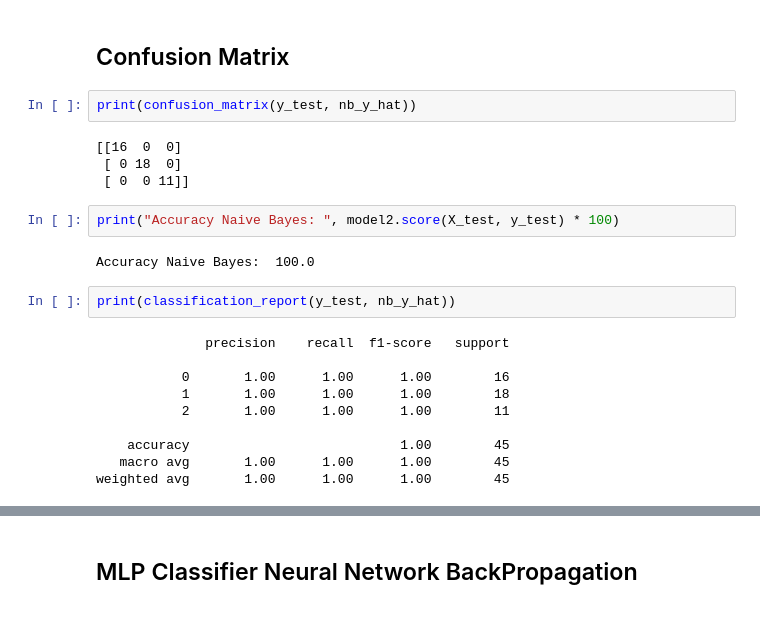
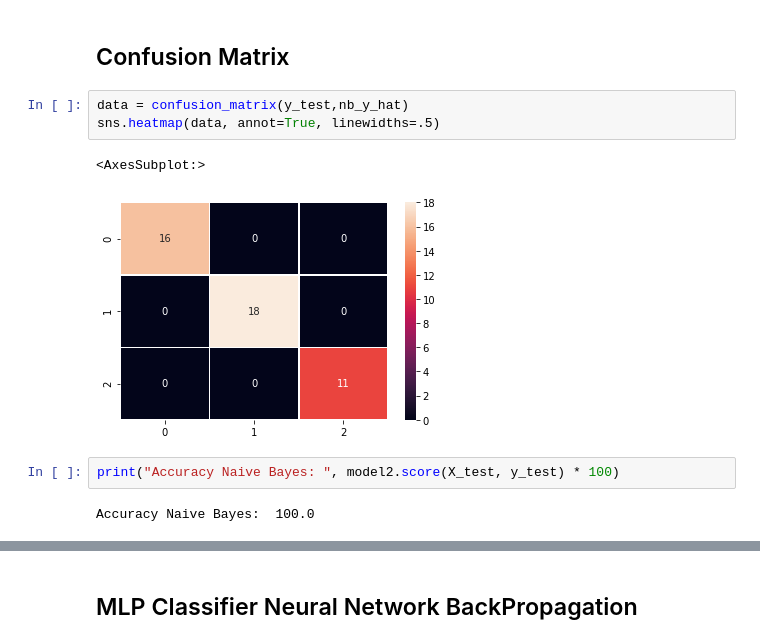
Before and after one commit to AbnormalDistribution99/Iris-Dataset--Digit-Dataset, a Jupyter notebook: Part-A Iris Dataset- Digit Dataset.ipynb, the cells around one changed output, grey strips where cells are left out. Saved outputs shown, nothing was run; the diff lists cells and outputs as text.

```diff
--- a/Part-A Iris Dataset- Digit Dataset.ipynb
+++ b/Part-A Iris Dataset- Digit Dataset.ipynb
@@ -182,24 +182,12 @@ nb_y_hat = model2.predict(X_test)
 # %% [markdown]
 ## Confusion Matrix
 # %%
-print(confusion_matrix(y_test, nb_y_hat))
+data = confusion_matrix(y_test,nb_y_hat)
+sns.heatmap(data, annot=True, linewidths=.5)
 # %% [output]
-[[16  0  0]
- [ 0 18  0]
- [ 0  0 11]]
+<AxesSubplot:>
+[figure, added]
 # %%
 print("Accuracy Naive Bayes: ", model2.score(X_test, y_test) * 100)
 # %% [output]
 Accuracy Naive Bayes:  100.0
-# %%
-print(classification_report(y_test, nb_y_hat))
-# %% [output]
-              precision    recall  f1-score   support
-
-           0       1.00      1.00      1.00        16
-           1       1.00      1.00      1.00        18
-           2       1.00      1.00      1.00        11
-
-    accuracy                           1.00        45
-   macro avg       1.00      1.00      1.00        45
-weighted avg       1.00      1.00      1.00        45
```
Also changed, not shown: parts of 34 cells of this notebook, 1 other file.
